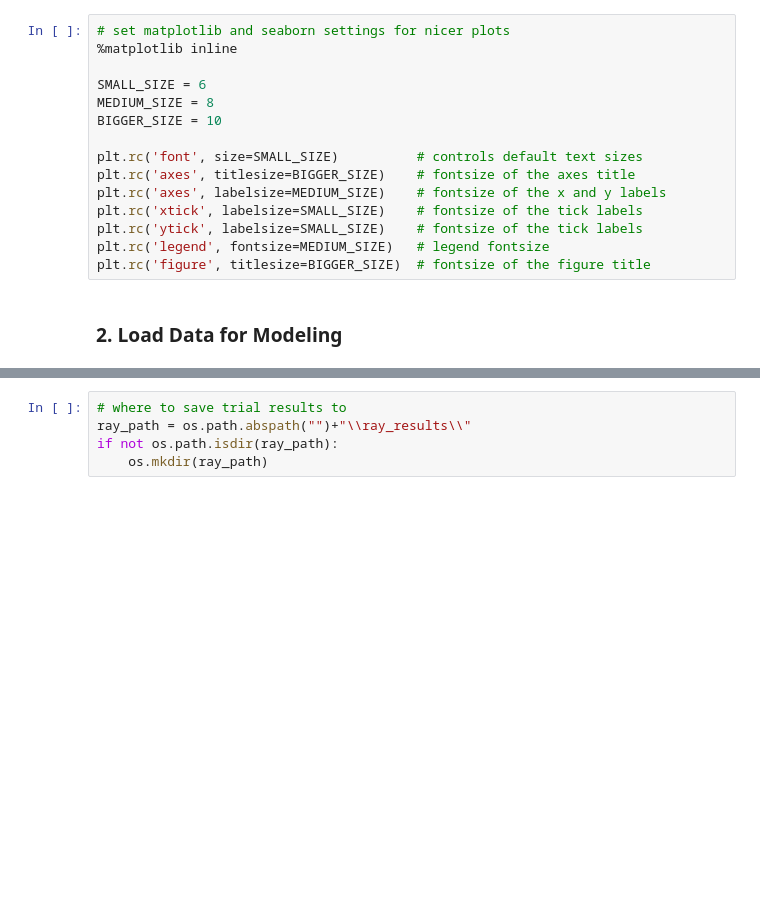
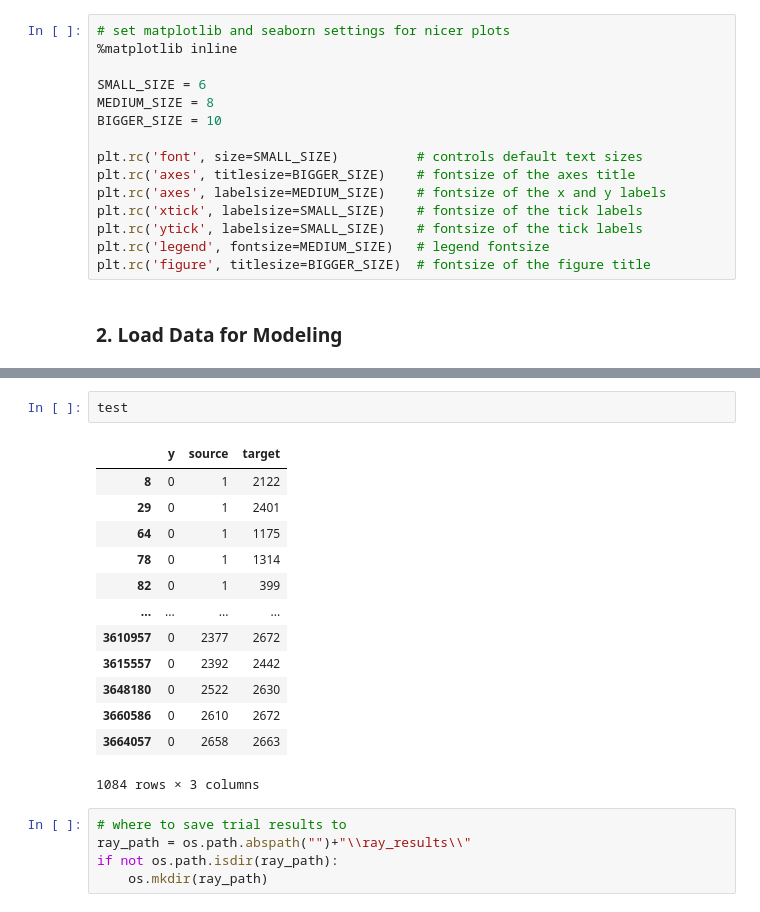
Before and after one commit to lassefschmidt/Network-Science_Final-Project, a Jupyter notebook: 1_Node Embedding_VGNAE.ipynb, the cells around one changed output, grey strips where cells are left out. Cells and saved outputs as stored; diff of their text form; blank space fills up the shorter version.

```diff
--- a/1_Node Embedding_VGNAE.ipynb
+++ b/1_Node Embedding_VGNAE.ipynb
@@ -138,3 +121,19 @@ TypeError: can't convert np.ndarray of type numpy.object_. The only supported ty
+# %%
+test
+# %% [output]
+|  | y | source | target |
+| 8 | 0 | 1 | 2122 |
+| 29 | 0 | 1 | 2401 |
+| 64 | 0 | 1 | 1175 |
+| 78 | 0 | 1 | 1314 |
+| 82 | 0 | 1 | 399 |
+| ... | ... | ... | ... |
+| 3610957 | 0 | 2377 | 2672 |
+| 3615557 | 0 | 2392 | 2442 |
+| 3648180 | 0 | 2522 | 2630 |
+| 3660586 | 0 | 2610 | 2672 |
+| 3664057 | 0 | 2658 | 2663 |
+1084 rows × 3 columns
 # %%
 # where to save trial results to
 ray_path = os.path.abspath("")+"\\ray_results\\"
```
Also changed, not shown: parts of 5 cells of this notebook, 1 other file.
